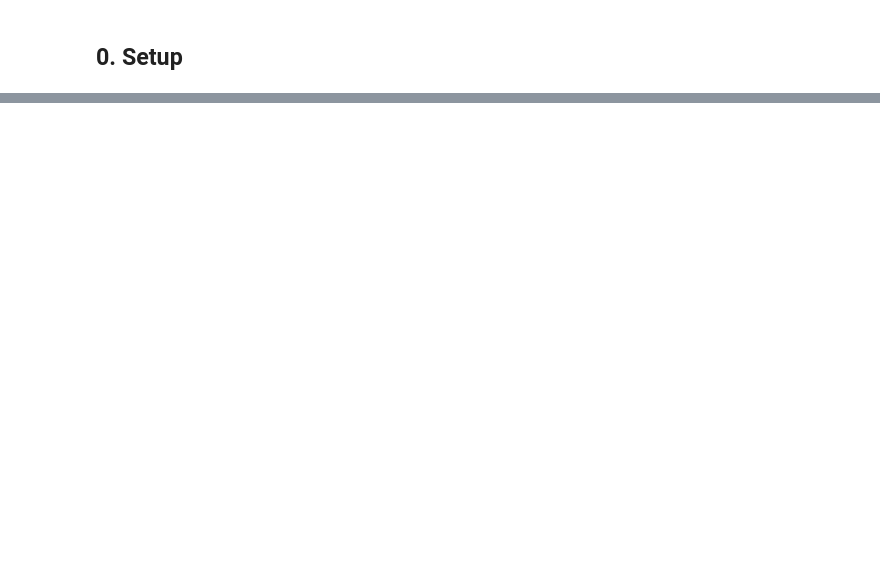
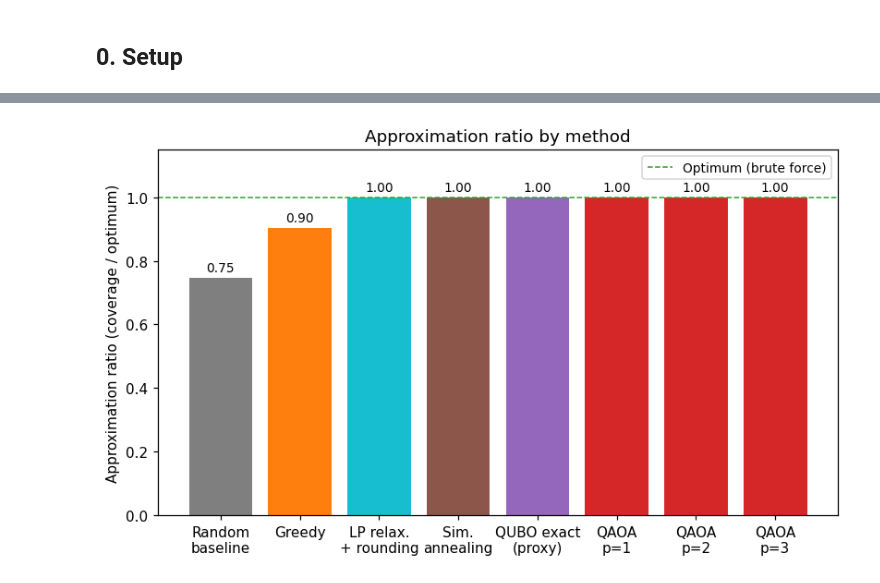
Before and after one commit to DevCisco/QuantumForecast, a Jupyter notebook: quantum_sensor_placement.ipynb, the cells around one changed output, grey strips where cells are left out. Saved outputs shown, nothing was run; the diff lists cells and outputs as text; code cells hidden in the pictures; blank space fills up the shorter version.

```diff
--- a/quantum_sensor_placement.ipynb
+++ b/quantum_sensor_placement.ipynb
@@ -464,0 +629,19 @@ evitare scope creep):
+# %%
+methods = ['Random\nbaseline', 'Greedy', 'LP relax.\n+ rounding', 'Sim.\nannealing', 'QUBO exact\n(proxy)'] + [f'QAOA\np={r}' for r in QAOA_REPS_LIST]
+ratios = [approx_ratio(random_baseline_mean, cov_brute), approx_ratio(cov_greedy, cov_brute),
+          approx_ratio(cov_lp, cov_brute), approx_ratio(cov_sa, cov_brute), approx_ratio(cov_exact_qubo, cov_brute)] + \
+         [approx_ratio(qaoa_results[r]['true_coverage'], cov_brute) for r in QAOA_REPS_LIST]
+colors = ['#7f7f7f', '#ff7f0e', '#17becf', '#8c564b', '#9467bd'] + ['#d62728'] * len(QAOA_REPS_LIST)
+
+fig, ax = plt.subplots(figsize=(7.5, 4.5))
+bars = ax.bar(methods, ratios, color=colors)
+ax.axhline(1.0, color='#2ca02c', linestyle='--', linewidth=1, label='Optimum (brute force)')
+ax.set_ylabel('Approximation ratio (coverage / optimum)')
+ax.set_title('Approximation ratio by method')
+ax.set_ylim(0, 1.15)
+for b, v in zip(bars, ratios):
+    ax.text(b.get_x() + b.get_width() / 2, v + 0.02, f'{v:.2f}', ha='center', fontsize=9)
+ax.legend(fontsize=9)
+plt.tight_layout(); plt.show()
+# %% [output]
+[figure, added]
```
Also changed, not shown: parts of 112 cells of this notebook, 1 other file.
